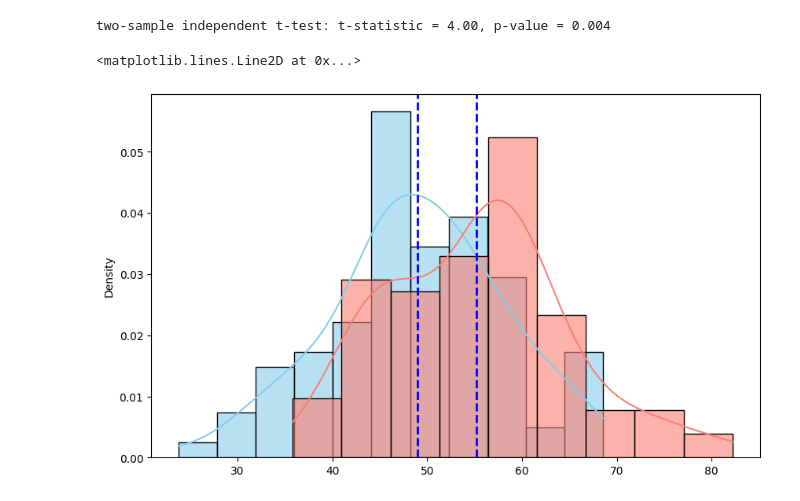
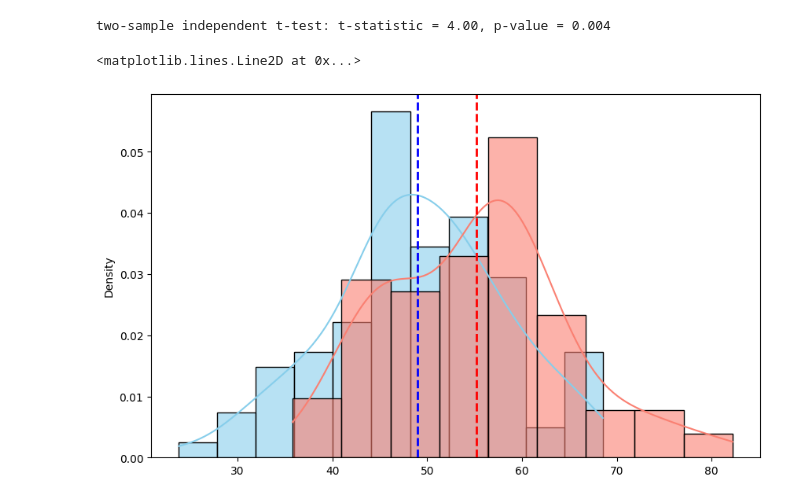
Before and after one commit to himanshutisawar13-creator/regression, a Jupyter notebook: t_test,z_test,F_test,and_chi_square,hyp.ipynb, the cells around one changed output. Saved outputs shown, nothing was run; the diff lists cells and outputs as text; code cells hidden in the pictures.

```diff
--- a/t_test,z_test,F_test,and_chi_square,hyp.ipynb
+++ b/t_test,z_test,F_test,and_chi_square,hyp.ipynb
@@ -22,32 +22,32 @@ two-sample independent t-test: t-statistic = 4.00, p-value = 0.004
 # %%
 import numpy as np
 import matplotlib.pyplot as plt
 import seaborn as sns
 from scipy import stats
 
 #Generate example data for two groups
 np.random.seed(42)
 group_a = np.random.normal(loc=50, scale=10, size=100)
 group_b = np.random.normal(loc=55, scale=10, size=100)
 
 #Perform independent samples t-test
 t_statistic, p_value = stats.ttest_ind(group_a, group_b, equal_var=True)
 
 #create a figure and axes for the plot
 plt.figure(figsize=(10, 6))
 
 #plot histograms of the two groups
 sns.histplot(group_a, color='skyblue', label='Group A', kde=True, stat='density',alpha=0.6)
 sns.histplot(group_b, color='salmon', label='Group B', kde=True, stat='density',alpha=0.6)
 
 #Add vertical line for the mean of each group
 plt.axvline(np.mean(group_a), color='blue', linestyle='--',linewidth=2, label=' Mean Group A')
-plt.axvline(np.mean(group_b), color='blue', linestyle='--', linewidth=2,  label='Mean Group B ')
+plt.axvline(np.mean(group_b), color='red', linestyle='--', linewidth=2,  label='Mean Group B ')
 
 #
 # %% [output]
 <matplotlib.lines.Line2D at 0x...>
-[figure, old version]
+[figure, new version]
 # %%
 group_a
 # %% [output]
```
